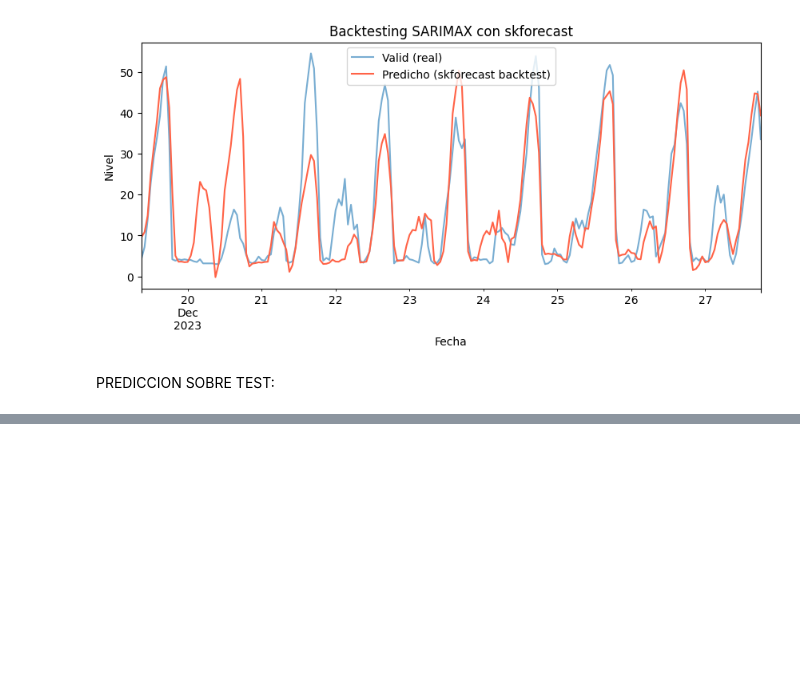
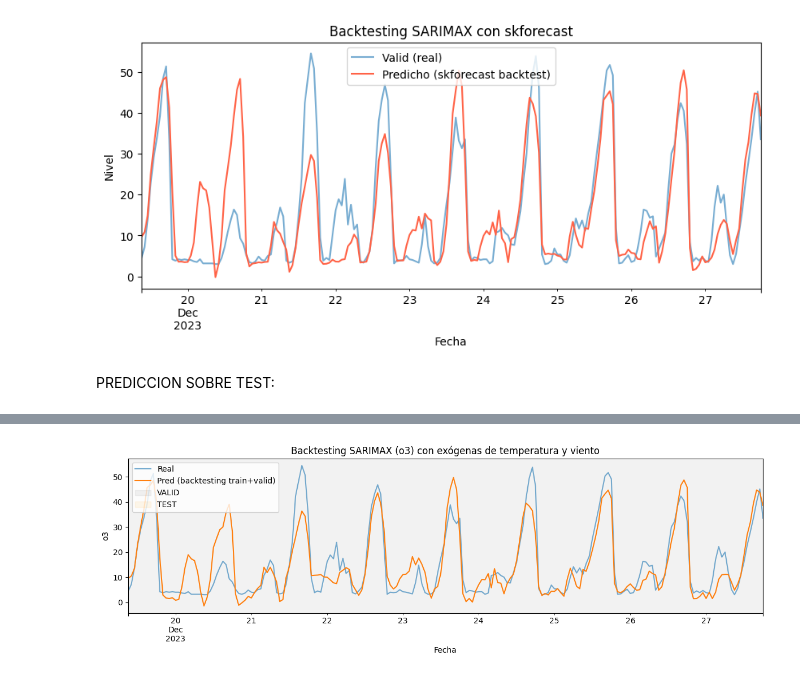
Before and after one commit to ignacioareal23-svg/AASeriesTemporalesFlujosDeDatos, a Jupyter notebook: ProyectoSeries/arima.ipynb, the cells around one changed output, grey strips where cells are left out. Saved outputs shown, nothing was run; the diff lists cells and outputs as text; code cells hidden in the pictures; blank space fills up the shorter version.

```diff
--- a/ProyectoSeries/arima.ipynb
+++ b/ProyectoSeries/arima.ipynb
@@ -659,0 +768,6 @@ plt.show()
+# %%
+X_train = X.loc[y_train.index]
+X_valid = X.loc[y_valid.index]
+X_test  = X.loc[y_test.index]
+
+X_bt = X.loc[y_bt.index]
@@ -659,0 +778,26 @@ plt.show()
+# %%
+best_forecaster = ForecasterSarimax(
+    regressor=Sarimax(
+        order=(1, 0, 0),
+        seasonal_order=(1, 1, 0, 24),
+        maxiter=200
+    )
+)
+# %%
+metric_valid, preds_valid = backtesting_sarimax(
+    forecaster=best_forecaster,
+    y=y_bt,
+    exog=X_bt[['tmp','vv']],
+    cv=cv,
+    metric='mean_absolute_error',
+    n_jobs='auto',
+    suppress_warnings_fit=True,
+    verbose=True,
+    show_progress=True,
+)
+# Métricas sobre el tramo de validación (predicciones que caen dentro de y_valid)
+idx_valid = preds_valid.index.intersection(y_valid.index)
+MAE_valid = mean_absolute_error(y.loc[idx_valid], preds_valid.loc[idx_valid, 'pred'])
+RMSE_valid = sqrt(mean_squared_error(y.loc[idx_valid], preds_valid.loc[idx_valid, 'pred']))
+
+print(f"[VALID] MAE={MAE_valid:.3f}   RMSE={RMSE_valid:.3f}")
@@ -659,0 +825,15 @@ plt.show()
+# %%
+# ------- 6) Visualizaciones -------
+# Backtesting (train+valid)
+plt.figure(figsize=(12,4))
+y_valid.plot(label="Real", alpha=0.6)
+preds_valid['pred'].plot(label="Pred (backtesting train+valid)")
+plt.axvspan(y_valid.index[0], y_valid.index[-1], color='grey', alpha=0.1, label='VALID')
+plt.axvspan(y_test.index[0], y_test.index[-1], color='orange', alpha=0.08, label='TEST')
+plt.title("Backtesting SARIMAX (o3) con exógenas de temperatura y viento")
+plt.xlabel("Fecha"); plt.ylabel("o3")
+plt.legend()
+plt.tight_layout()
+plt.show()
+# %% [output]
+[figure, added]
```
Also changed, not shown: parts of 34 cells of this notebook.
